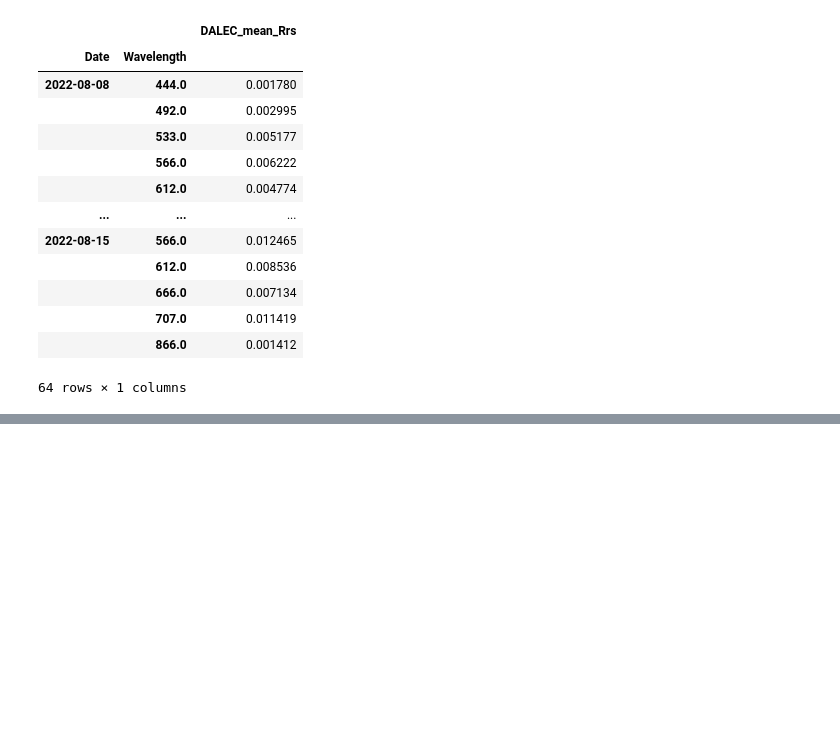
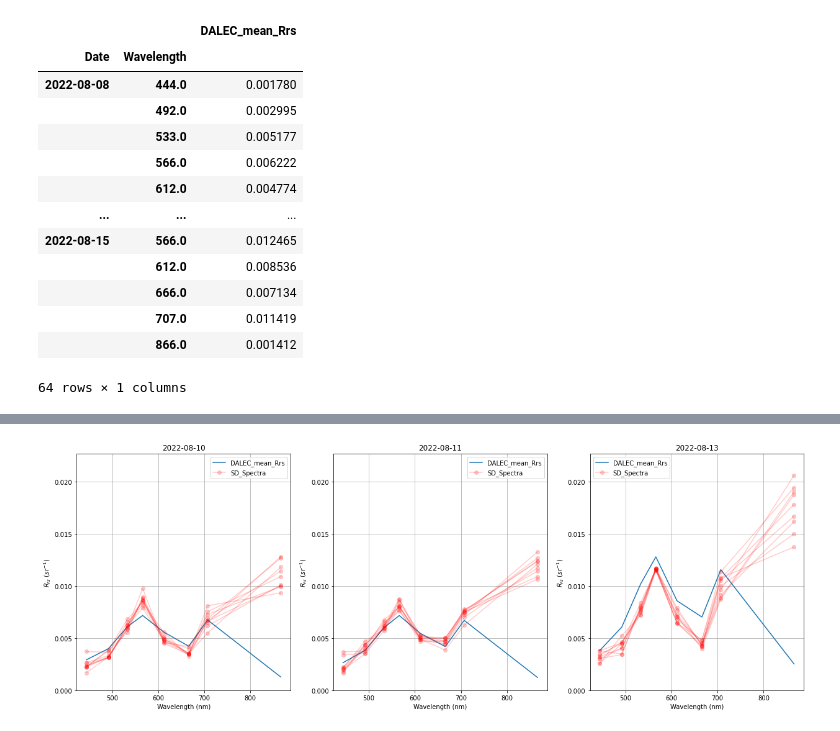
Before and after one commit to scmc72/DALEC_processing, a Jupyter notebook: multiSD_DALEC_functions.ipynb, the cells around one changed output, grey strips where cells are left out. Cells and saved outputs as stored; diff of their text form; code cells hidden in the pictures; blank space fills up the shorter version.

```diff
--- a/multiSD_DALEC_functions.ipynb
+++ b/multiSD_DALEC_functions.ipynb
@@ -246,0 +285,5 @@ plt.show()
+# %%
+# deep spectra match much better at 707 nm
+multiDaySpectraPlot(superDuperDF_deep)
+# %% [output]
+[figure, added]
```
Also changed, not shown: parts of 18 cells of this notebook, 1 other file.
